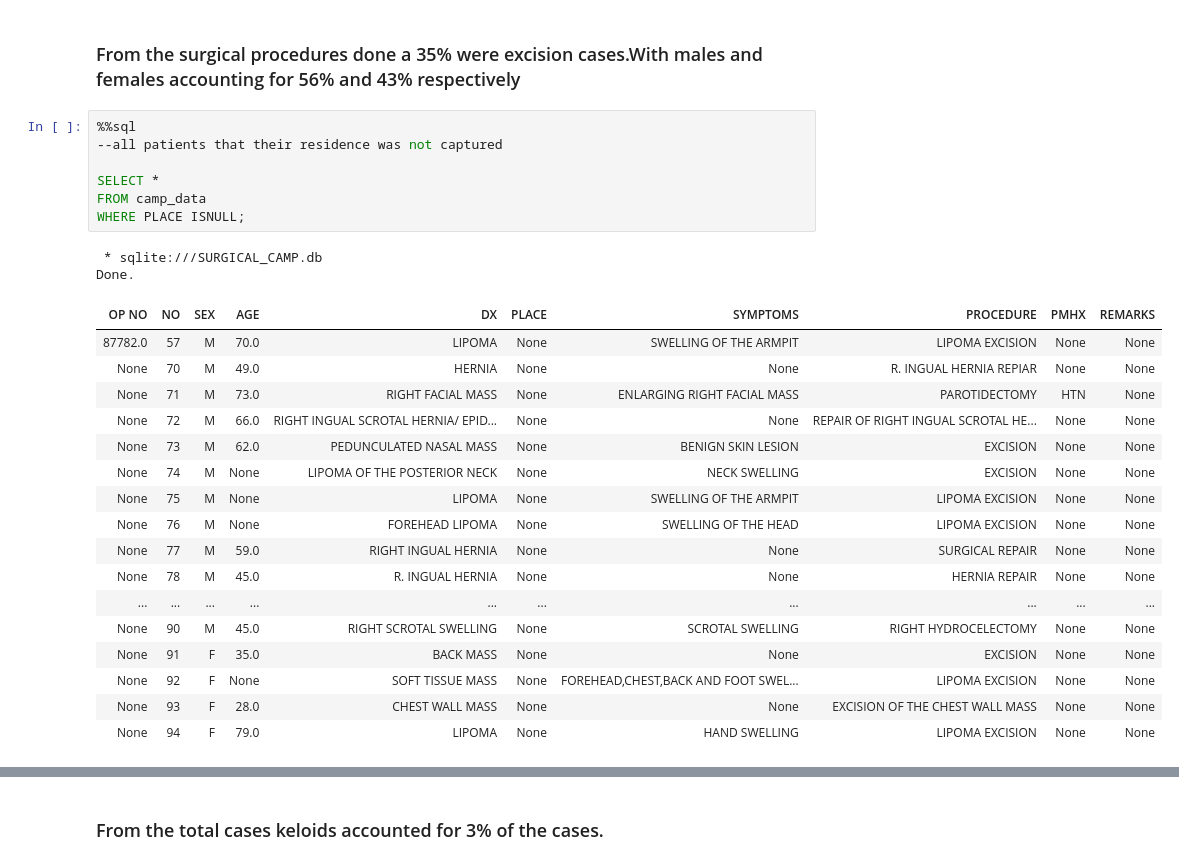
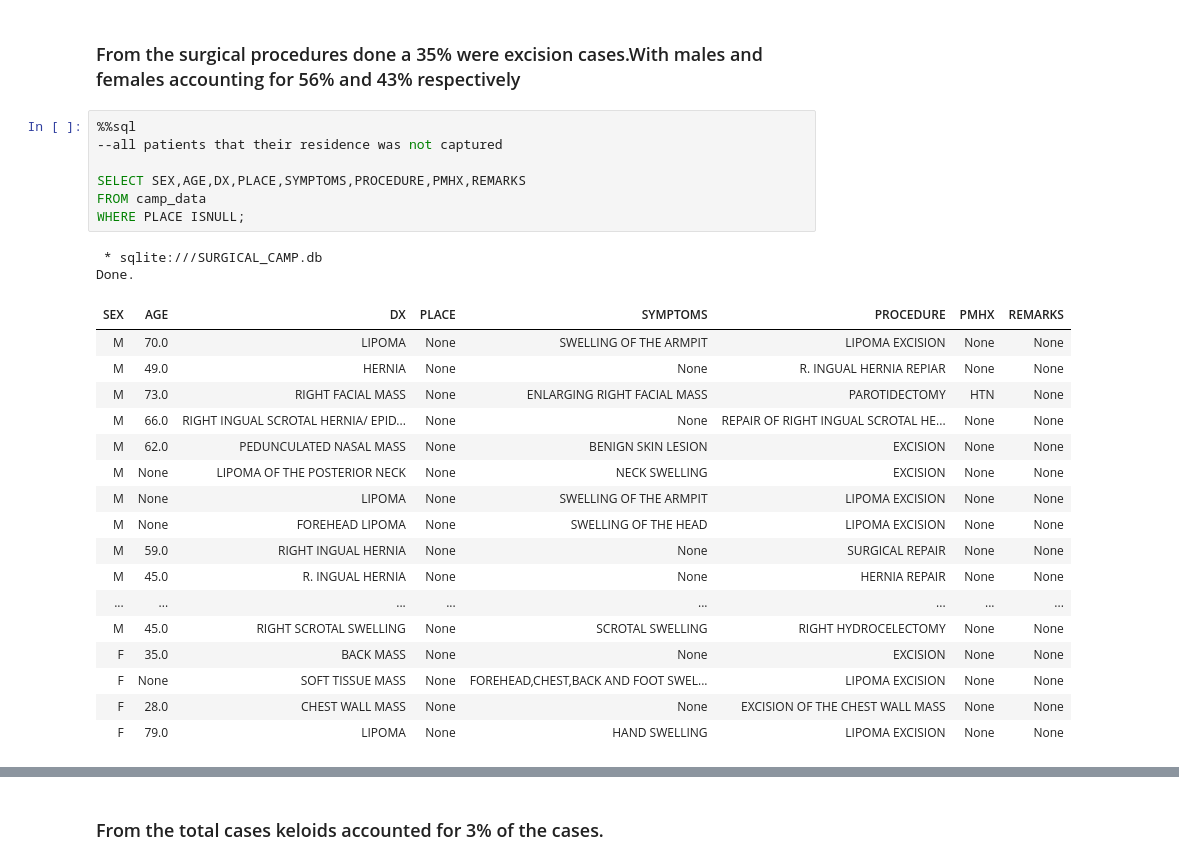
Before and after one commit to gshikanda/Surgical-Camp-Analysis, a Jupyter notebook: Surgical_Camp.ipynb, the cells around one changed output, grey strips where cells are left out. Saved outputs shown, nothing was run; the diff lists cells and outputs as text.

```diff
--- a/Surgical_Camp.ipynb
+++ b/Surgical_Camp.ipynb
@@ -356,30 +356,30 @@ Done.
 # %%
 %%sql
 --all patients that their residence was not captured
 
-SELECT *
+SELECT SEX,AGE,DX,PLACE,SYMPTOMS,PROCEDURE,PMHX,REMARKS
 FROM camp_data
 WHERE PLACE ISNULL;
 # %% [output]
  * sqlite:///SURGICAL_CAMP.db
 Done.
-| OP NO | NO | SEX | AGE | DX | PLACE | SYMPTOMS | PROCEDURE | PMHX | REMARKS |
-| 87782.0 | 57 | M | 70.0 | LIPOMA | None | SWELLING OF THE ARMPIT | LIPOMA EXCISION | None | None |
-| None | 70 | M | 49.0 | HERNIA | None | None | R. INGUAL HERNIA REPIAR | None | None |
-| None | 71 | M | 73.0 | RIGHT FACIAL MASS | None | ENLARGING RIGHT FACIAL MASS | PAROTIDECTOMY | HTN | None |
-| None | 72 | M | 66.0 | RIGHT INGUAL SCROTAL HERNIA/ EPID... | None | None | REPAIR OF RIGHT INGUAL SCROTAL HE... | None | None |
-| None | 73 | M | 62.0 | PEDUNCULATED NASAL MASS | None | BENIGN SKIN LESION | EXCISION | None | None |
-| None | 74 | M | None | LIPOMA OF THE POSTERIOR NECK | None | NECK SWELLING | EXCISION | None | None |
-| None | 75 | M | None | LIPOMA | None | SWELLING OF THE ARMPIT | LIPOMA EXCISION | None | None |
-| None | 76 | M | None | FOREHEAD LIPOMA | None | SWELLING OF THE HEAD | LIPOMA EXCISION | None | None |
-| None | 77 | M | 59.0 | RIGHT INGUAL HERNIA | None | None | SURGICAL REPAIR | None | None |
-| None | 78 | M | 45.0 | R. INGUAL HERNIA | None | None | HERNIA REPAIR | None | None |
-| ... | ... | ... | ... | ... | ... | ... | ... | ... | ... |
-| None | 90 | M | 45.0 | RIGHT SCROTAL SWELLING | None | SCROTAL SWELLING | RIGHT HYDROCELECTOMY | None | None |
-| None | 91 | F | 35.0 | BACK MASS | None | None | EXCISION | None | None |
-| None | 92 | F | None | SOFT TISSUE MASS | None | FOREHEAD,CHEST,BACK AND FOOT SWEL... | LIPOMA EXCISION | None | None |
-| None | 93 | F | 28.0 | CHEST WALL MASS | None | None | EXCISION OF THE CHEST WALL MASS | None | None |
-| None | 94 | F | 79.0 | LIPOMA | None | HAND SWELLING | LIPOMA EXCISION | None | None |
+| SEX | AGE | DX | PLACE | SYMPTOMS | PROCEDURE | PMHX | REMARKS |
+| M | 70.0 | LIPOMA | None | SWELLING OF THE ARMPIT | LIPOMA EXCISION | None | None |
+| M | 49.0 | HERNIA | None | None | R. INGUAL HERNIA REPIAR | None | None |
+| M | 73.0 | RIGHT FACIAL MASS | None | ENLARGING RIGHT FACIAL MASS | PAROTIDECTOMY | HTN | None |
+| M | 66.0 | RIGHT INGUAL SCROTAL HERNIA/ EPID... | None | None | REPAIR OF RIGHT INGUAL SCROTAL HE... | None | None |
+| M | 62.0 | PEDUNCULATED NASAL MASS | None | BENIGN SKIN LESION | EXCISION | None | None |
+| M | None | LIPOMA OF THE POSTERIOR NECK | None | NECK SWELLING | EXCISION | None | None |
+| M | None | LIPOMA | None | SWELLING OF THE ARMPIT | LIPOMA EXCISION | None | None |
+| M | None | FOREHEAD LIPOMA | None | SWELLING OF THE HEAD | LIPOMA EXCISION | None | None |
+| M | 59.0 | RIGHT INGUAL HERNIA | None | None | SURGICAL REPAIR | None | None |
+| M | 45.0 | R. INGUAL HERNIA | None | None | HERNIA REPAIR | None | None |
+| ... | ... | ... | ... | ... | ... | ... | ... |
+| M | 45.0 | RIGHT SCROTAL SWELLING | None | SCROTAL SWELLING | RIGHT HYDROCELECTOMY | None | None |
+| F | 35.0 | BACK MASS | None | None | EXCISION | None | None |
+| F | None | SOFT TISSUE MASS | None | FOREHEAD,CHEST,BACK AND FOOT SWEL... | LIPOMA EXCISION | None | None |
+| F | 28.0 | CHEST WALL MASS | None | None | EXCISION OF THE CHEST WALL MASS | None | None |
+| F | 79.0 | LIPOMA | None | HAND SWELLING | LIPOMA EXCISION | None | None |
 # %%
 %%sql
 
```
Also changed, not shown: parts of 14 cells of this notebook.
